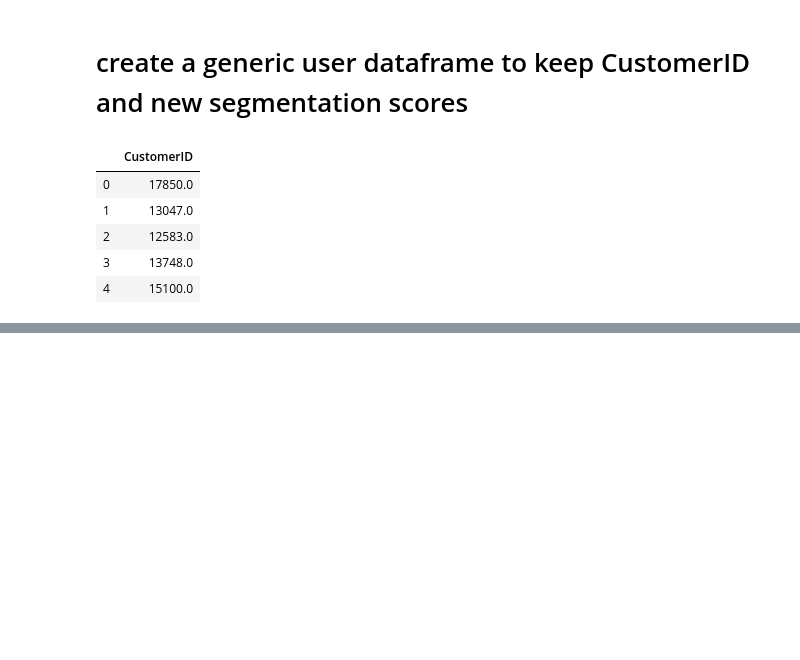
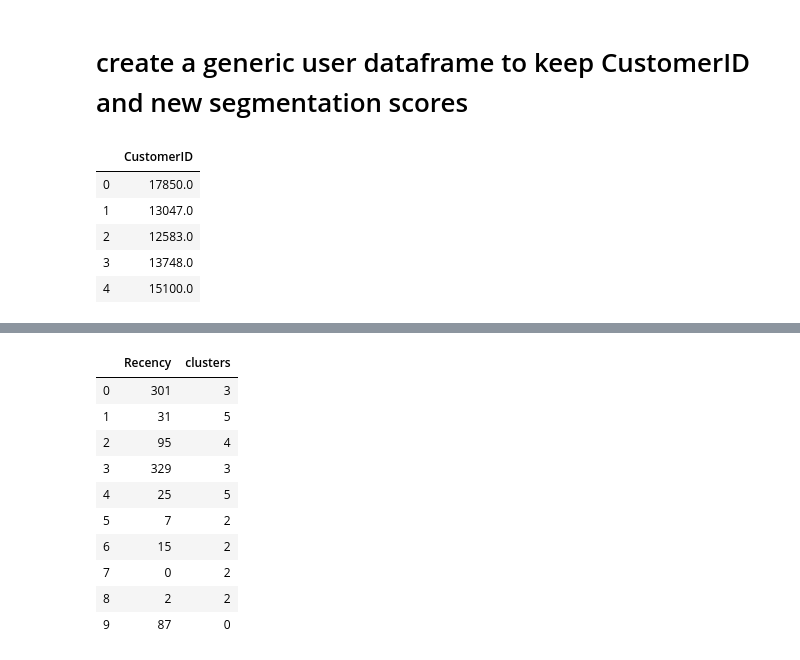
Before and after one commit to AbderrhmanAbdellatif/DataScience, a Jupyter notebook: Customer Segmentation.ipynb, the cells around one changed output, grey strips where cells are left out. Saved outputs shown, nothing was run; the diff lists cells and outputs as text; code cells hidden in the pictures; blank space fills up the shorter version.

```diff
--- a/Customer Segmentation.ipynb
+++ b/Customer Segmentation.ipynb
@@ -70,0 +159,14 @@ tx_user.head()
+# %%
+tx_recency.head(10)
+# %% [output]
+|  | Recency | clusters |
+| 0 | 301 | 3 |
+| 1 | 31 | 5 |
+| 2 | 95 | 4 |
+| 3 | 329 | 3 |
+| 4 | 25 | 5 |
+| 5 | 7 | 2 |
+| 6 | 15 | 2 |
+| 7 | 0 | 2 |
+| 8 | 2 | 2 |
+| 9 | 87 | 0 |
```
Also changed, not shown: parts of 14 cells of this notebook.
